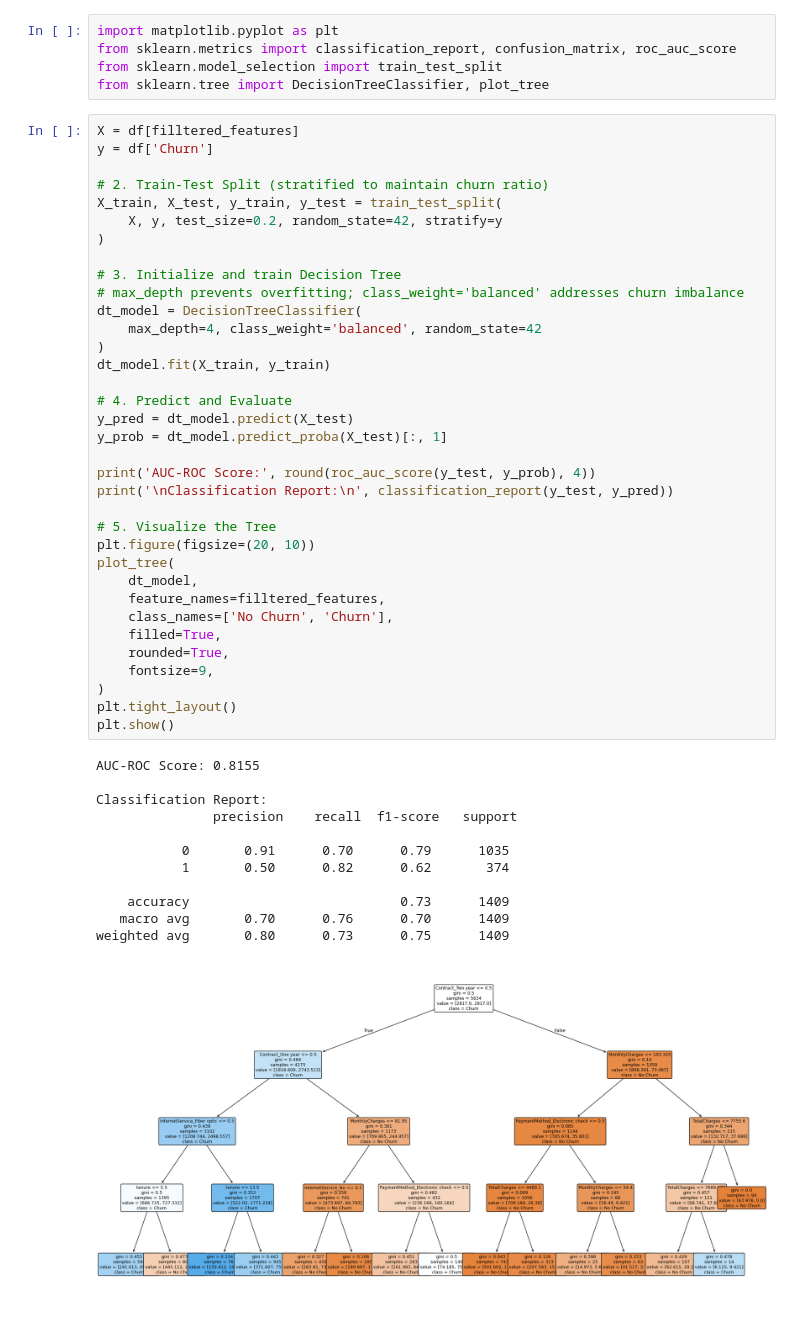
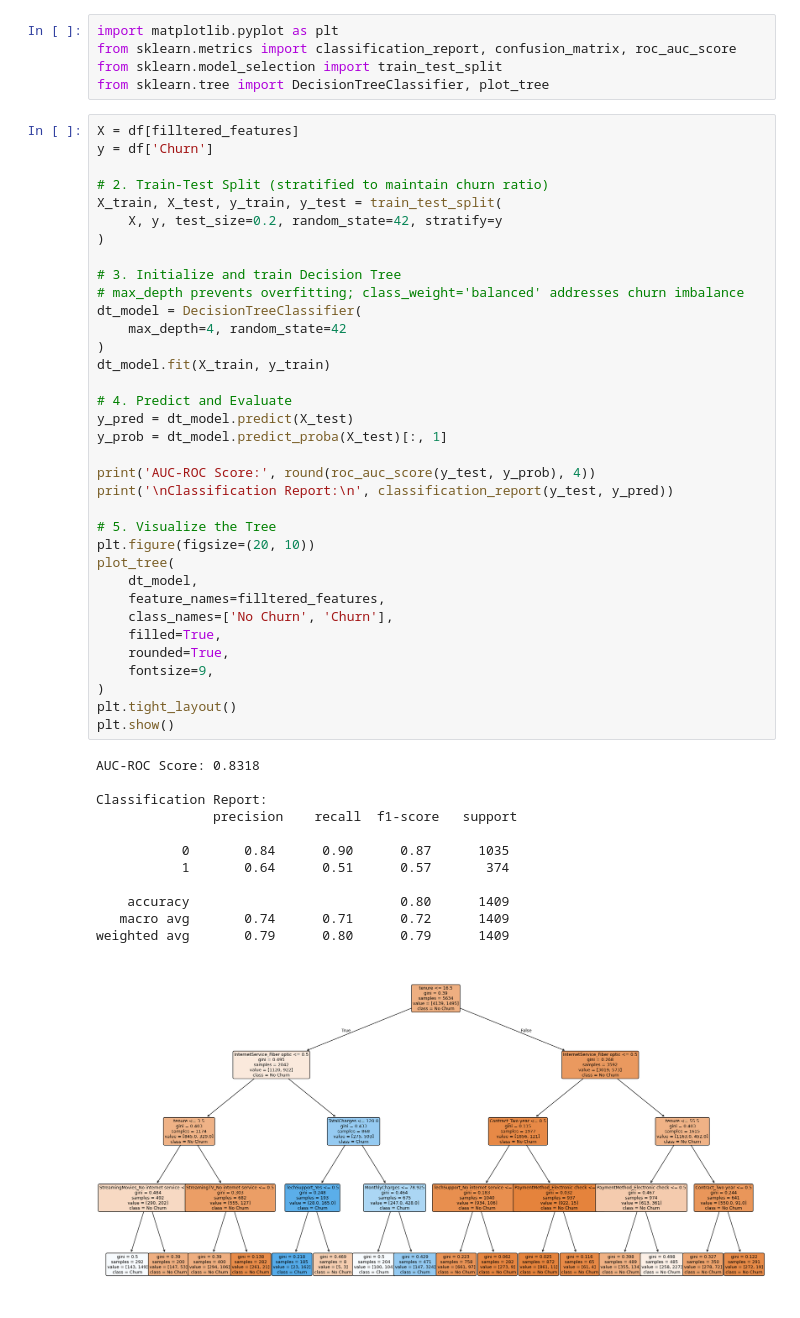
Before and after one commit to ameeqSami/Chrun-Pridictor, a Jupyter notebook: Chrun Pridictor/chrun.ipynb, the cells around one changed output. Drawn from its saved outputs; the diff is of its cells as text.

```diff
--- a/Chrun Pridictor/chrun.ipynb
+++ b/Chrun Pridictor/chrun.ipynb
@@ -248,42 +240,42 @@ X_train, X_test, y_train, y_test = train_test_split(
 # 3. Initialize and train Decision Tree
 # max_depth prevents overfitting; class_weight='balanced' addresses churn imbalance
 dt_model = DecisionTreeClassifier(
-    max_depth=4, class_weight='balanced', random_state=42
+    max_depth=4, random_state=42
 )
 dt_model.fit(X_train, y_train)
 
 # 4. Predict and Evaluate
 y_pred = dt_model.predict(X_test)
 y_prob = dt_model.predict_proba(X_test)[:, 1]
 
 print('AUC-ROC Score:', round(roc_auc_score(y_test, y_prob), 4))
 print('\nClassification Report:\n', classification_report(y_test, y_pred))
 
 # 5. Visualize the Tree
 plt.figure(figsize=(20, 10))
 plot_tree(
     dt_model,
     feature_names=filltered_features,
     class_names=['No Churn', 'Churn'],
     filled=True,
     rounded=True,
     fontsize=9,
 )
 plt.tight_layout()
 plt.show()
 # %% [output]
-AUC-ROC Score: 0.8155
+AUC-ROC Score: 0.8318
 
 Classification Report:
                precision    recall  f1-score   support
 
-           0       0.91      0.70      0.79      1035
-           1       0.50      0.82      0.62       374
+           0       0.84      0.90      0.87      1035
+           1       0.64      0.51      0.57       374
 
-    accuracy                           0.73      1409
-   macro avg       0.70      0.76      0.70      1409
-weighted avg       0.80      0.73      0.75      1409
+    accuracy                           0.80      1409
+   macro avg       0.74      0.71      0.72      1409
+weighted avg       0.79      0.80      0.79      1409
-[figure, old version]
+[figure, new version]
 # %%
 import matplotlib.pyplot as plt
 import pandas as pd
```
Also changed, not shown: parts of 5 cells of this notebook.
